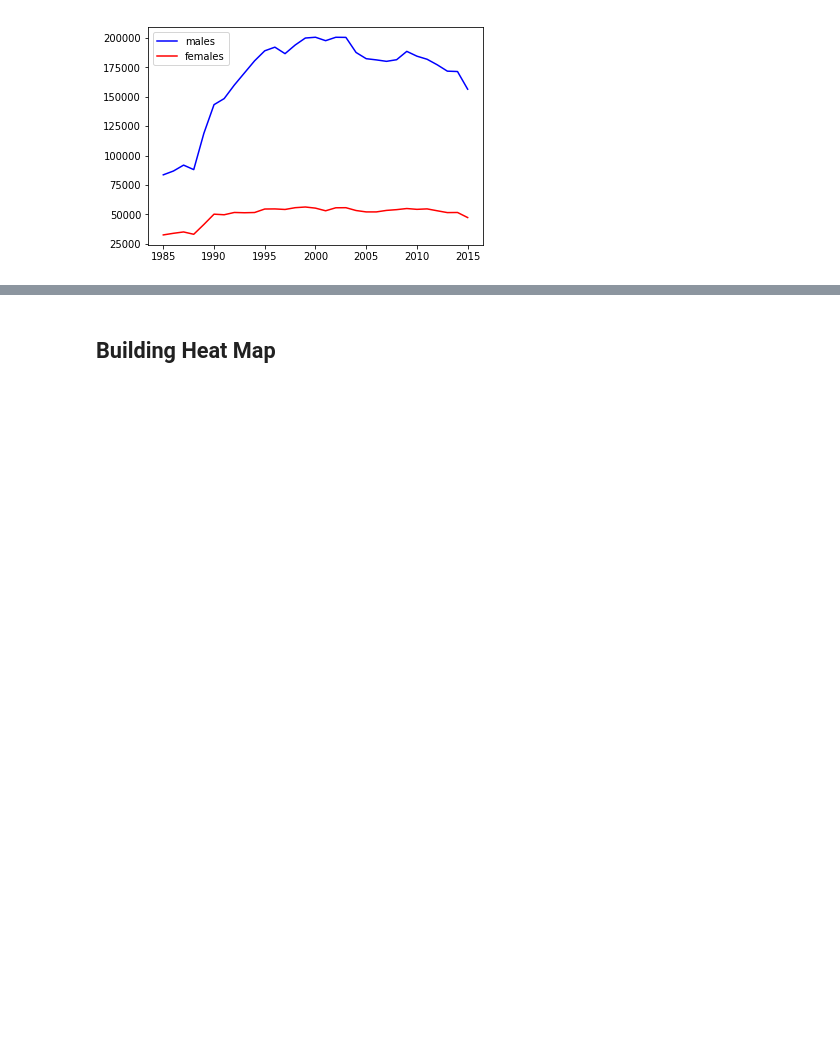
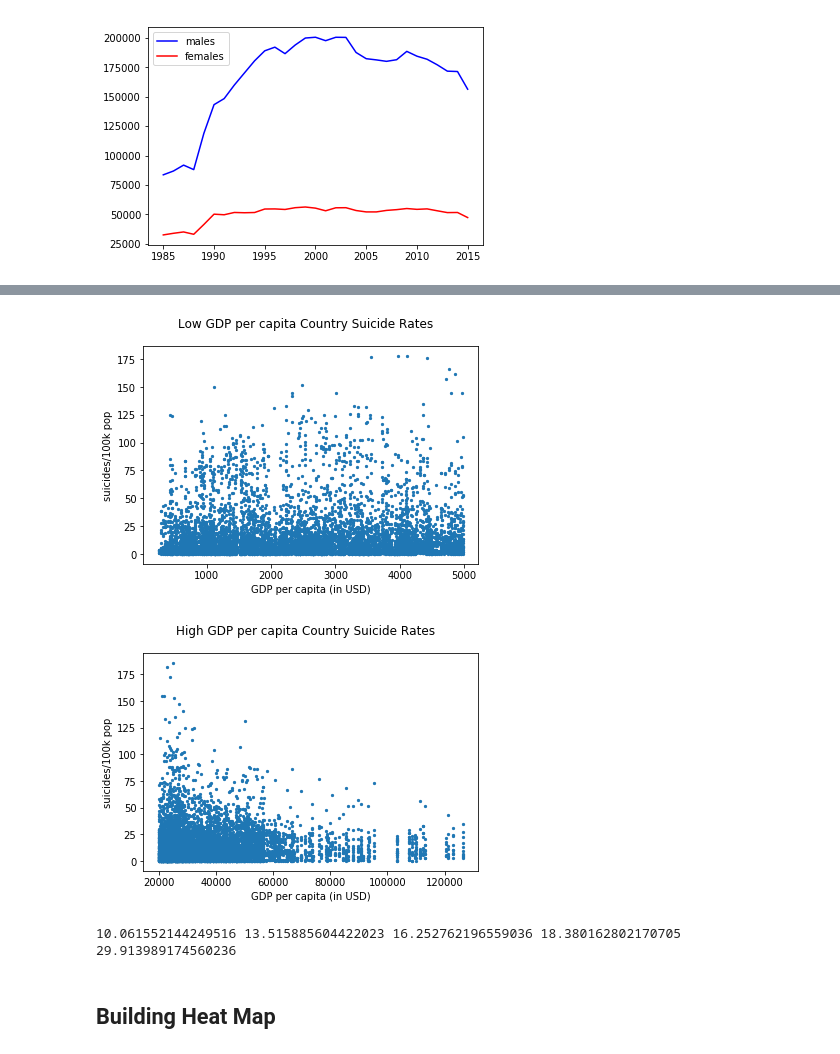
Before and after one commit to jbhesania/COGS108_26, a Jupyter notebook: DataExploration.ipynb, the cells around one changed output, grey strips where cells are left out. Drawn from its saved outputs; the diff is of its cells as text; code cells hidden in the pictures; blank space fills up the shorter version.

```diff
--- a/DataExploration.ipynb
+++ b/DataExploration.ipynb
@@ -256,3 +231,29 @@ plt.show()
+# %%
+rich_countries = data[data['gdp_per_capita ($)'] > 20000]
+poor_countries = data[data['gdp_per_capita ($)'] < 5000]
+
+plt.scatter(poor_countries['gdp_per_capita ($)'],  poor_countries['suicides/100k pop'], s = 5)
+plt.suptitle('Low GDP per capita Country Suicide Rates')
+plt.ylabel('suicides/100k pop')
+plt.xlabel('GDP per capita (in USD)')
+plt.show()
+
+plt.scatter(rich_countries['gdp_per_capita ($)'],  rich_countries['suicides/100k pop'], s = 5)
+plt.suptitle('High GDP per capita Country Suicide Rates')
+plt.ylabel('suicides/100k pop')
+plt.xlabel('GDP per capita (in USD)')
+plt.show()
+# %% [output]
+[figure, added]
+[figure, added]
+# %%
+print(np.mean(data[data.age == '15-24 years']['suicides/100k pop']),
+np.mean(data[data.age == '25-34 years']['suicides/100k pop']),
+np.mean(data[data.age == '35-54 years']['suicides/100k pop']),
+np.mean(data[data.age == '55-74 years']['suicides/100k pop']),
+np.mean(data[data.age == '75+ years']['suicides/100k pop']))
+# %% [output]
+10.061552144249516 13.515885604422023 16.252762196559036 18.380162802170705 29.913989174560236
 # %% [markdown]
 ## Building Heat Map
 # %%
```
Also changed, not shown: parts of 9 cells of this notebook.
